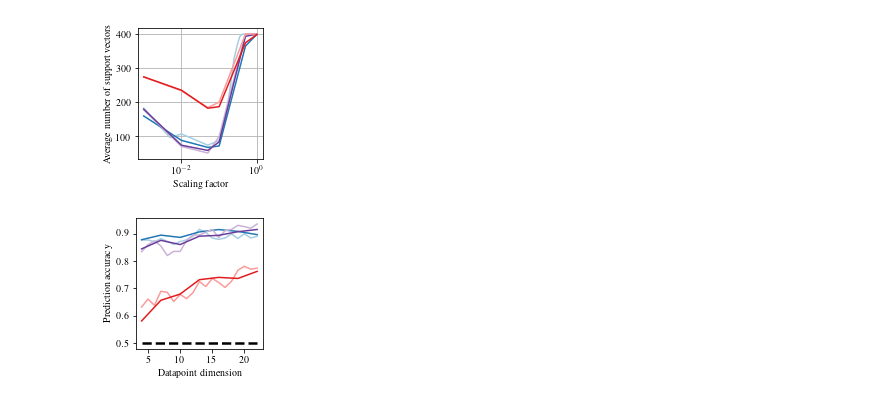
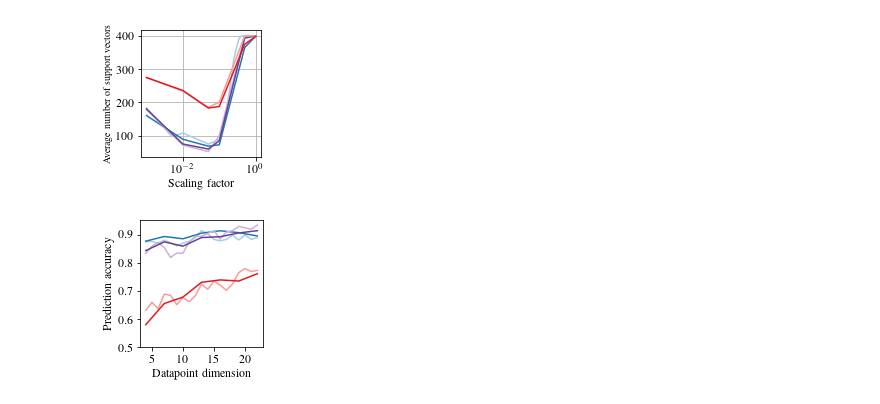
Before and after one commit to rsln-s/Importance-of-Kernel-Bandwidth-in-Quantum-Machine-Learning, a Jupyter notebook: reproduce-figures/Figures_supplementary_no_cross_validation.ipynb, the cells around one changed output. Drawn from its saved outputs; the diff is of its cells as text; code cells hidden in the pictures.

```diff
--- a/reproduce-figures/Figures_supplementary_no_cross_validation.ipynb
+++ b/reproduce-figures/Figures_supplementary_no_cross_validation.ipynb
@@ -211,7 +228,9 @@ def avoid_green(i):
 
 metric_to_plot = 'test_score'
 
-f, ax=plt.subplots(figsize=(2*6.92654/2.65, 2*6.92654/5.5))
+f, ax=plt.subplots(figsize=(2*6.92654/2.59, 2*6.92654/5.5))
+ax.xaxis.set_tick_params(labelsize=12)
+ax.yaxis.set_tick_params(labelsize=12)
 
 for idx, label in enumerate(['IQP', 'control_evo_time', 'IQP_kmnist', 'control_evo_time_kmnist', 'IQP_plasticc', 'control_evo_time_plasticc']):
     df_to_plot = dfs[label]
@@ -245,7 +264,7 @@ ax.hlines(y=0.5, xmin=0.001, xmax=1,
                  color='k', linestyle='dashed', label='Random guess', linewidths=2.5)
 
 ax.legend(loc='upper center',
-        bbox_to_anchor=(1.5, 0.9))
+        bbox_to_anchor=(1.5, 0.95))
 
 metric_to_plot = 'train_score'
 
@@ -276,8 +295,10 @@ for idx, label in enumerate(['IQP', 'control_evo_time', 'IQP_kmnist', 'control_e
         color=sns.color_palette("Paired")[avoid_green(idx)],
         linestyle='dashed'
     )
-ax.set_ylabel(r"Accuracy")
-ax.set_xlabel(r"Scaling factor")
+
+# ax.set_ylim(bottom=0.57)
+ax.set_ylabel(r"Accuracy", fontsize=12)
+ax.set_xlabel(r"Scaling factor", fontsize=12)
 ax.set_xscale('log')
 plt.grid()
 plt.tight_layout()
@@ -294,6 +315,8 @@ def avoid_green(i):
 metric_to_plot = 'n_support_ave'
 
 f, ax=plt.subplots(figsize=(2*6.92654/5.5, 2*6.92654/5.5))
+ax.xaxis.set_tick_params(labelsize=12)
+ax.yaxis.set_tick_params(labelsize=12)
 
 for idx, label in enumerate(['IQP', 'control_evo_time', 'IQP_kmnist', 'control_evo_time_kmnist', 'IQP_plasticc', 'control_evo_time_plasticc']):
     df_to_plot = dfs[label]
@@ -325,14 +348,14 @@ for idx, label in enumerate(['IQP', 'control_evo_time', 'IQP_kmnist', 'control_e
 
 # ax.set_ylim(bottom=0.57)
 ax.set_ylabel(r"Average number of support vectors")
-ax.set_xlabel(r"Scaling factor")
+ax.set_xlabel(r"Scaling factor", fontsize=12)
 ax.set_xscale('log')
 # ax.legend()
 plt.grid()
 plt.tight_layout()
 plt.savefig('nsupport_all_dumb_CV.pdf')
 # %% [output]
-[figure, old version]
+[figure, new version]
 # %%
 def get_best_params_for_label(label):
     if label == 'IQP':
@@ -359,40 +382,40 @@ def avoid_green(i):
 metric_to_plot = 'test_score'
 
 f, ax=plt.subplots(figsize=(2*6.92654/5.5, 2*6.92654/5.5))
+ax.xaxis.set_tick_params(labelsize=12)
+ax.yaxis.set_tick_params(labelsize=12)
 
 for idx, label in enumerate(['IQP', 'control_evo_time', 'IQP_kmnist', 'control_evo_time_kmnist', 'IQP_plasticc', 'control_evo_time_plasticc']):
     df_to_plot = dfs[label]
 
     params = get_best_params_for_label(label)
 
     if 'IQP' in label:
         feature_map_name = 'IQP'
         to_plot = df_to_plot[
             (df_to_plot['scaling_factor'] == params['scaling_factor'])
         ]
     else:
         feature_map_name = 'HamEvo'
         to_plot = df_to_plot[
             (df_to_plot['evo_time'] == params['evo_time']) & (df_to_plot['n_trotter'] == params['n_trotter'])
         ]
 
     x = sorted(set(to_plot['dataset_dim']))
     x = [tmp for tmp in x if tmp >= 4]
     y = [to_plot[
         to_plot['dataset_dim'] == dim
     ][metric_to_plot].mean() for dim in x]
     ax.plot(
         x,y,
         label=feature_map_name + r" \texttt{" + label2dataset[label] + r"}",
         color=sns.color_palette("Paired")[avoid_green(idx)]
     )
-
-
-ax.hlines(y=0.5, xmin=4, xmax=22,
-                 color='k', linestyle='dashed', label='Random guess', linewidths=2.5)
-ax.set_ylabel(r"Prediction accuracy")
-ax.set_xlabel(r"Datapoint dimension")
+ax.set_ylim(bottom=0.5)
+ax.set_xticks([5,10,15,20])
+ax.set_ylabel(r"Prediction accuracy", fontsize=12)
+ax.set_xlabel(r"Datapoint dimension", fontsize=12)
 plt.tight_layout()
 plt.savefig('performance_vs_nqubits_all_dumb_CV.pdf')
 # %% [output]
-[figure, old version]
+[figure, new version]
```
Also changed, not shown: parts of 6 cells of this notebook, 3 other files.
